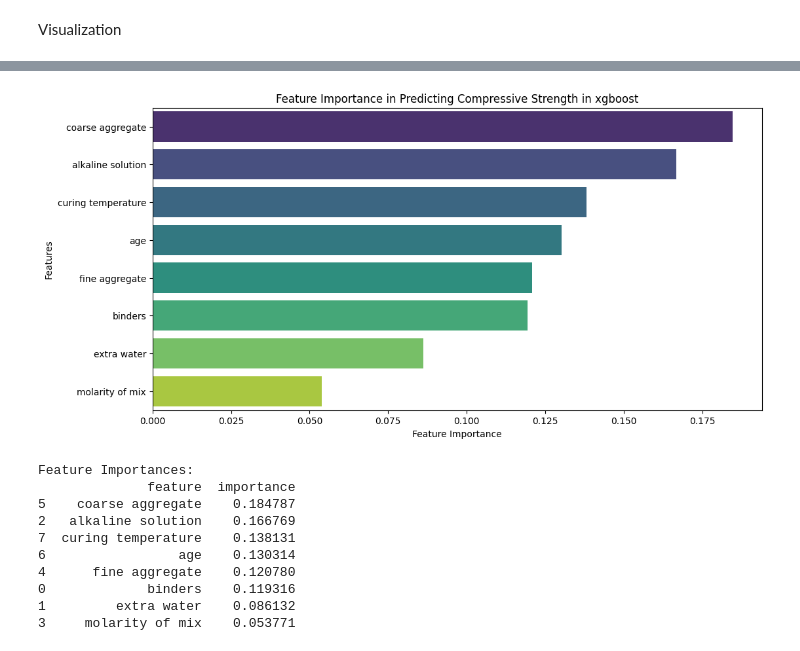
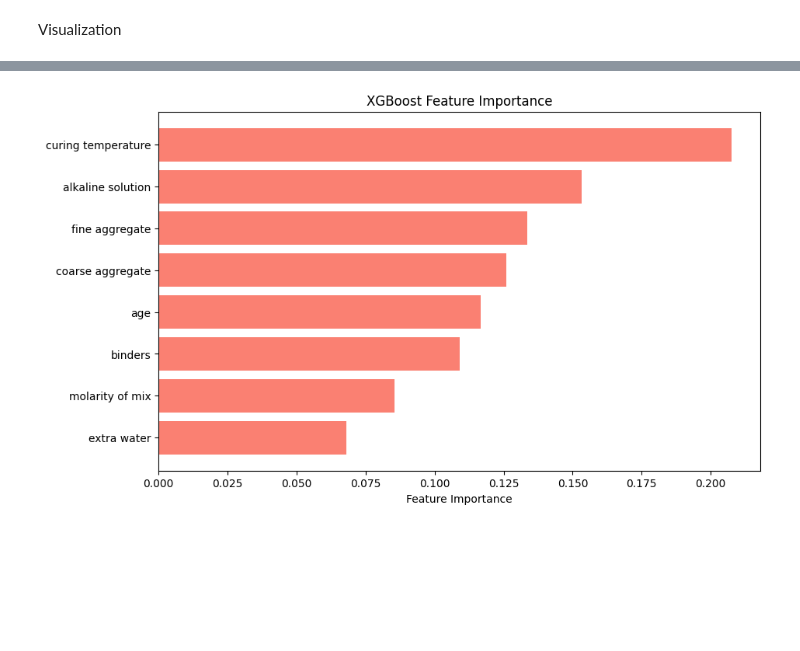
Before and after one commit to IAM-MUKUND/advanced-concrete-analysis, a Jupyter notebook: geopolymer_dataset_research.ipynb, the cells around one changed output, grey strips where cells are left out. Drawn from its saved outputs; the diff is of its cells as text; code cells hidden in the pictures; blank space fills up the shorter version.

```diff
--- a/geopolymer_dataset_research.ipynb
+++ b/geopolymer_dataset_research.ipynb
@@ -369,12 +575,18 @@ svm_evaluation = evaluate_model(y_test, pred_svm)
 # %%
 #K-Nearest Neighbors
 
-knn = KNeighborsRegressor(n_neighbors=5)
+def train_grid_knn():
+    knn_params = {
+        'n_neighbors': [3, 5, 7],
+        'weights': ['uniform', 'distance'],
+        'metric': ['euclidean', 'manhattan']
+    }
 
-knn.fit(X_train, y_train)
-
-pred_knn = knn.predict(X_test)
-
-knn_evaluation = evaluate_model(y_test, pred_knn)
+    knn = KNeighborsRegressor()
+    grid_search = GridSearchCV(estimator=knn, param_grid=knn_params, cv=5, n_jobs=-1, verbose=1)
+    grid_search.fit(X_train, y_train)
+    best_knn = grid_search.best_estimator_
+    best_params = grid_search.best_params_
+    return best_knn, best_params
 # %%
 #XGBoost Regressor
@@ -419,0 +932,3 @@ R squared score: Unlike the other three which measure error, R² measures the go
+# %%
+#xgboost
+best_xgb, best_xgb_params = load_or_train_model("xgboost_regressor", train_optuna_xgboost)
@@ -552,31 +1073,16 @@ Feature Importances:
 # %%
 #Feature importance of the XGBoost regression model.
 
-xgb_importance = pd.DataFrame({
-    'feature': X.columns,
-    'importance': xgb.feature_importances_
-})
+xgb_importances = pd.DataFrame({
+    'feature': main_df.columns[:-1],
+    'importance': best_xgb.feature_importances_
+}).sort_values(by='importance', ascending=False)
 
-xgb_importance = xgb_importance.sort_values(by='importance', ascending=False)
-
-plt.figure(figsize=(12, 6))
-sns.barplot(x='importance', y='feature', data=xgb_importance, palette='viridis', hue='feature', legend=False)
+plt.figure(figsize=(10, 6))
+plt.barh(xgb_importances['feature'], xgb_importances['importance'], color='salmon')
 plt.xlabel('Feature Importance')
-plt.ylabel('Features')
-plt.title('Feature Importance in Predicting Compressive Strength in xgboost')
+plt.title('XGBoost Feature Importance')
+plt.gca().invert_yaxis()  # Highest importance at the top
 plt.show()
-
-print("\nFeature Importances:")
-print(xgb_importance)
 # %% [output]
-[figure, old version]
+[figure, new version]
-Feature Importances:
-              feature  importance
-5    coarse aggregate    0.184787
-2   alkaline solution    0.166769
-7  curing temperature    0.138131
-6                 age    0.130314
-4      fine aggregate    0.120780
-0             binders    0.119316
-1         extra water    0.086132
-3     molarity of mix    0.053771
```
Also changed, not shown: parts of 69 cells of this notebook, 1 other file.
